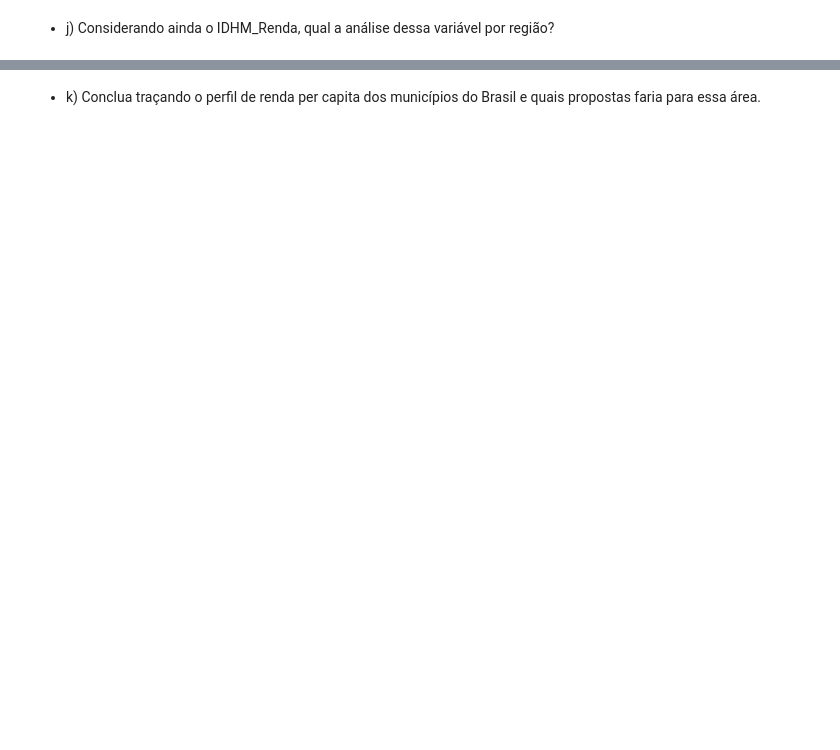
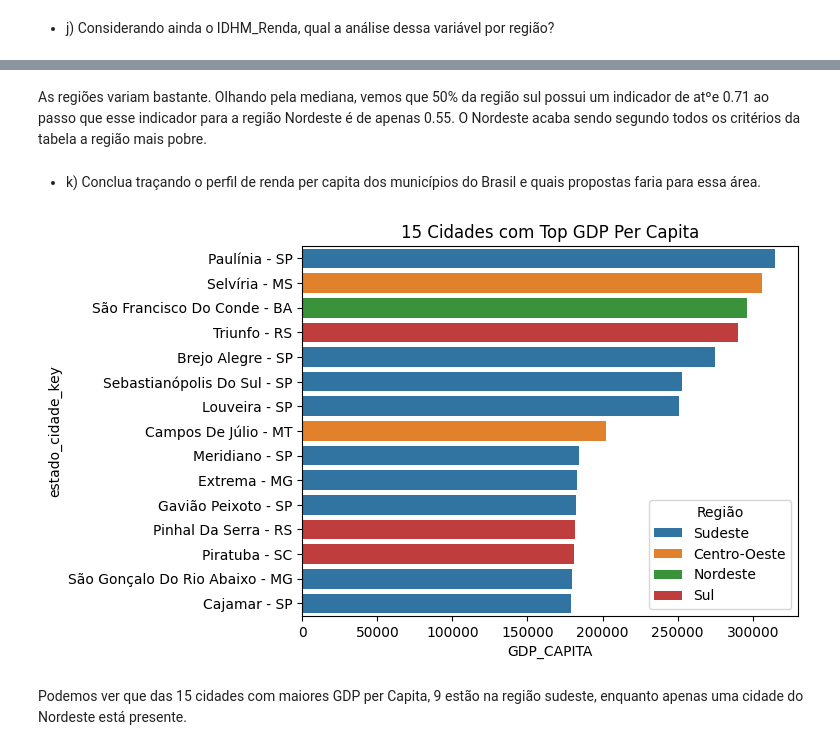
Before and after one commit to rocha-felipeferreira/curso_preditivaAI, a Jupyter notebook: m3_correlacao/analise.ipynb, the cells around one changed output, grey strips where cells are left out. Saved outputs shown, nothing was run; the diff lists cells and outputs as text; code cells hidden in the pictures; blank space fills up the shorter version.

```diff
--- a/m3_correlacao/analise.ipynb
+++ b/m3_correlacao/analise.ipynb
@@ -71,2 +88,13 @@ brazil_city["GDP_CAPITA"].corr(brazil_city["IDHM_Renda"])
+# %% [markdown]
+As regiões variam bastante. Olhando pela mediana, vemos que 50% da região sul possui um indicador de atºe 0.71 ao passo que esse indicador para a região Nordeste é de apenas 0.55. O Nordeste acaba sendo segundo todos os critérios da tabela a região mais pobre.
 # %% [markdown]
 - k) Conclua traçando o perfil de renda per capita dos municípios do Brasil e quais propostas faria para essa área.
+# %%
+top = brazil_city[["estado_cidade_key", "GDP_CAPITA", "Região"]].sort_values("GDP_CAPITA", ascending=False).iloc[0:15]
+# %%
+sns.barplot(data=top, y = "estado_cidade_key", x = "GDP_CAPITA", hue="Região")
+plt.title("15 Cidades com Top GDP Per Capita");
+# %% [output]
+[figure, added]
+# %% [markdown]
+Podemos ver que das 15 cidades com maiores GDP per Capita, 9 estão na região sudeste, enquanto apenas uma cidade do Nordeste está presente.
```
Also changed, not shown: parts of 5 cells of this notebook.
